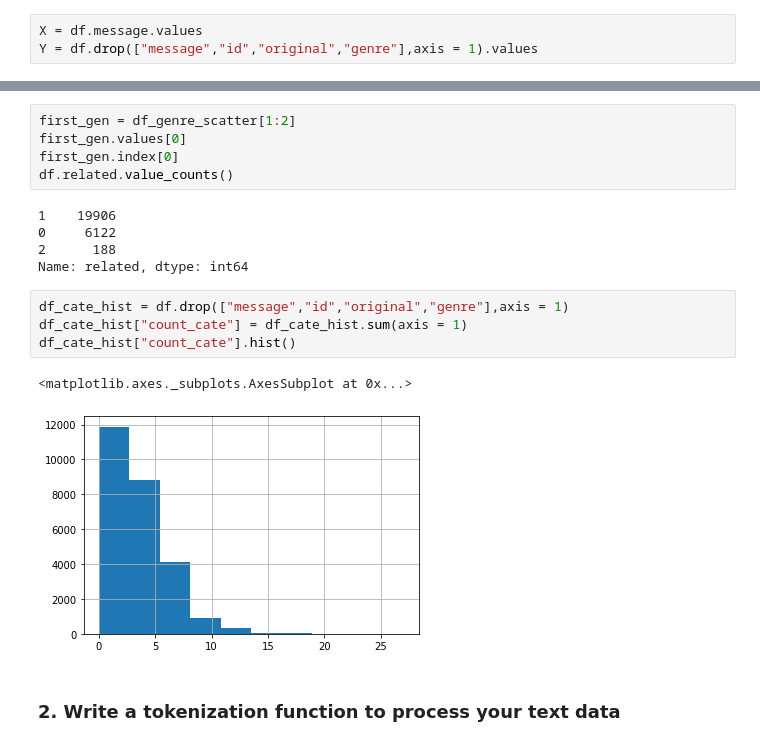
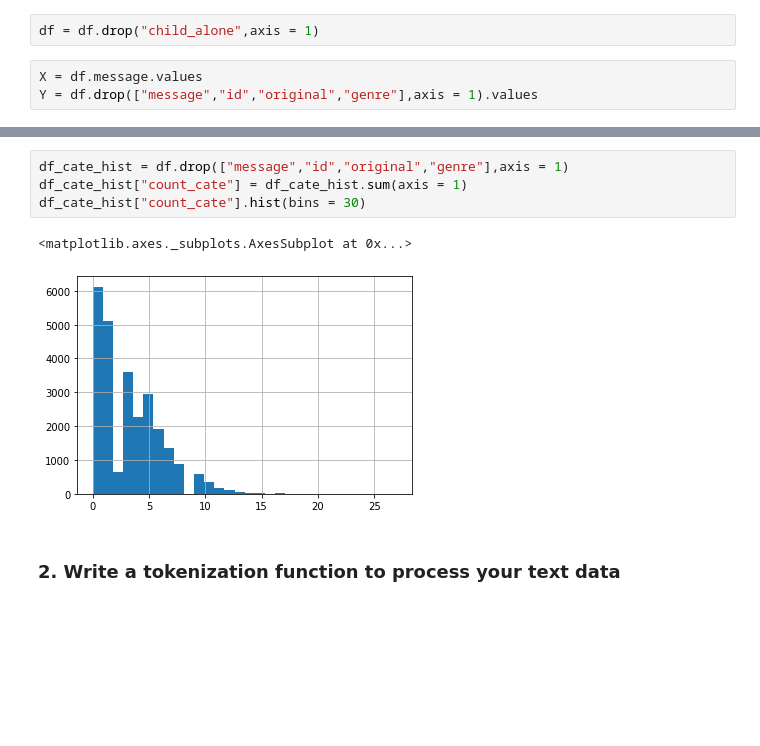
Before and after one commit to Data-Semi/Disaster-Response-Pipelines, a Jupyter notebook: ML Pipeline Preparation.ipynb, the cells around one changed output, grey strips where cells are left out. Cells and saved outputs as stored; diff of their text form; blank space fills up the shorter version.

```diff
--- a/ML Pipeline Preparation.ipynb
+++ b/ML Pipeline Preparation.ipynb
@@ -55,3 +75,5 @@ df.shape
+# %%
+df = df.drop("child_alone",axis = 1)
 # %%
 X = df.message.values
 Y = df.drop(["message","id","original","genre"],axis = 1).values
@@ -68,20 +90,10 @@ df_genre_scatter
-# %%
-first_gen = df_genre_scatter[1:2]
-first_gen.values[0]
-first_gen.index[0]
-df.related.value_counts()
-# %% [output]
-1    19906
-0     6122
-2      188
-Name: related, dtype: int64
 # %%
 df_cate_hist = df.drop(["message","id","original","genre"],axis = 1)
 df_cate_hist["count_cate"] = df_cate_hist.sum(axis = 1)
-df_cate_hist["count_cate"].hist()
+df_cate_hist["count_cate"].hist(bins = 30)
 # %% [output]
 <matplotlib.axes._subplots.AxesSubplot at 0x...>
-[figure, old version]
+[figure, new version]
 # %% [markdown]
 ### 2. Write a tokenization function to process your text data
 # %%
```
Also changed, not shown: parts of 18 cells of this notebook.
